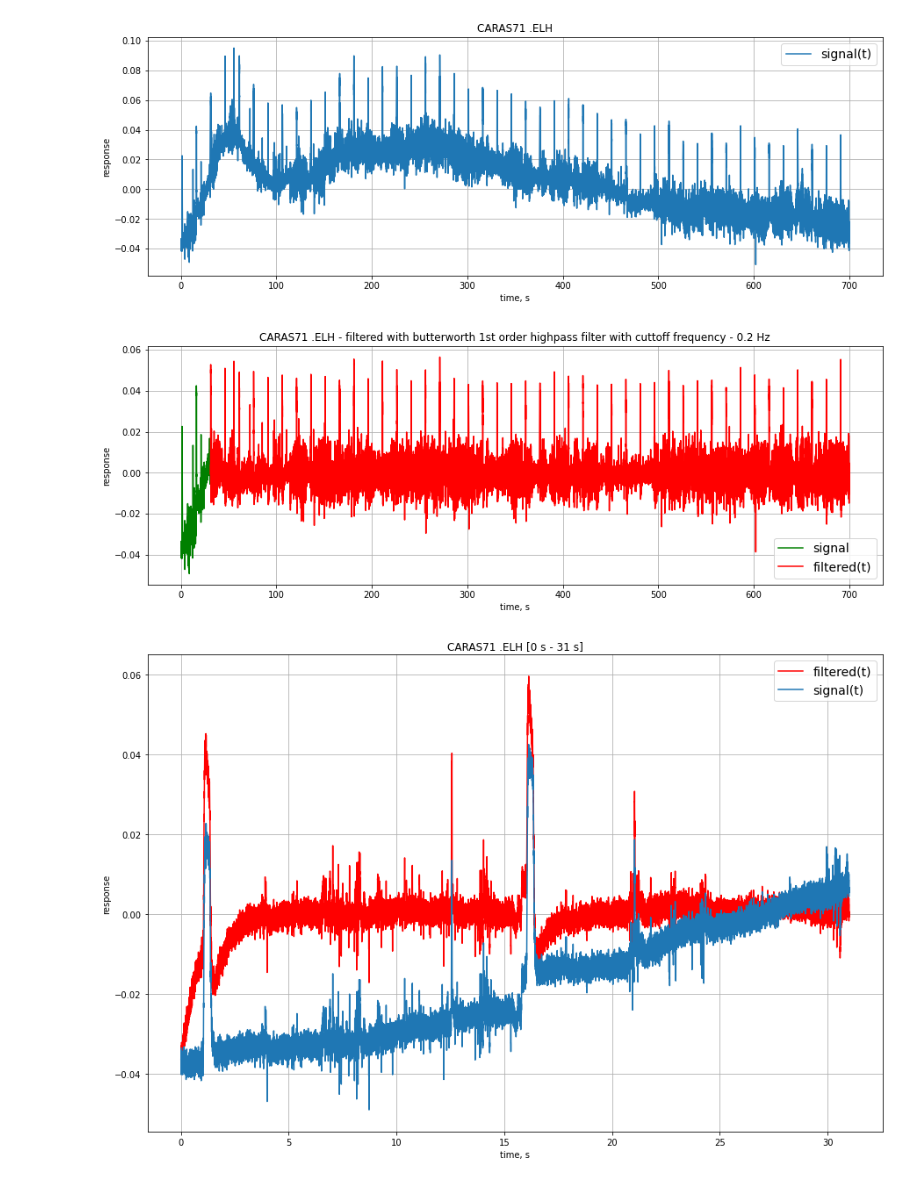
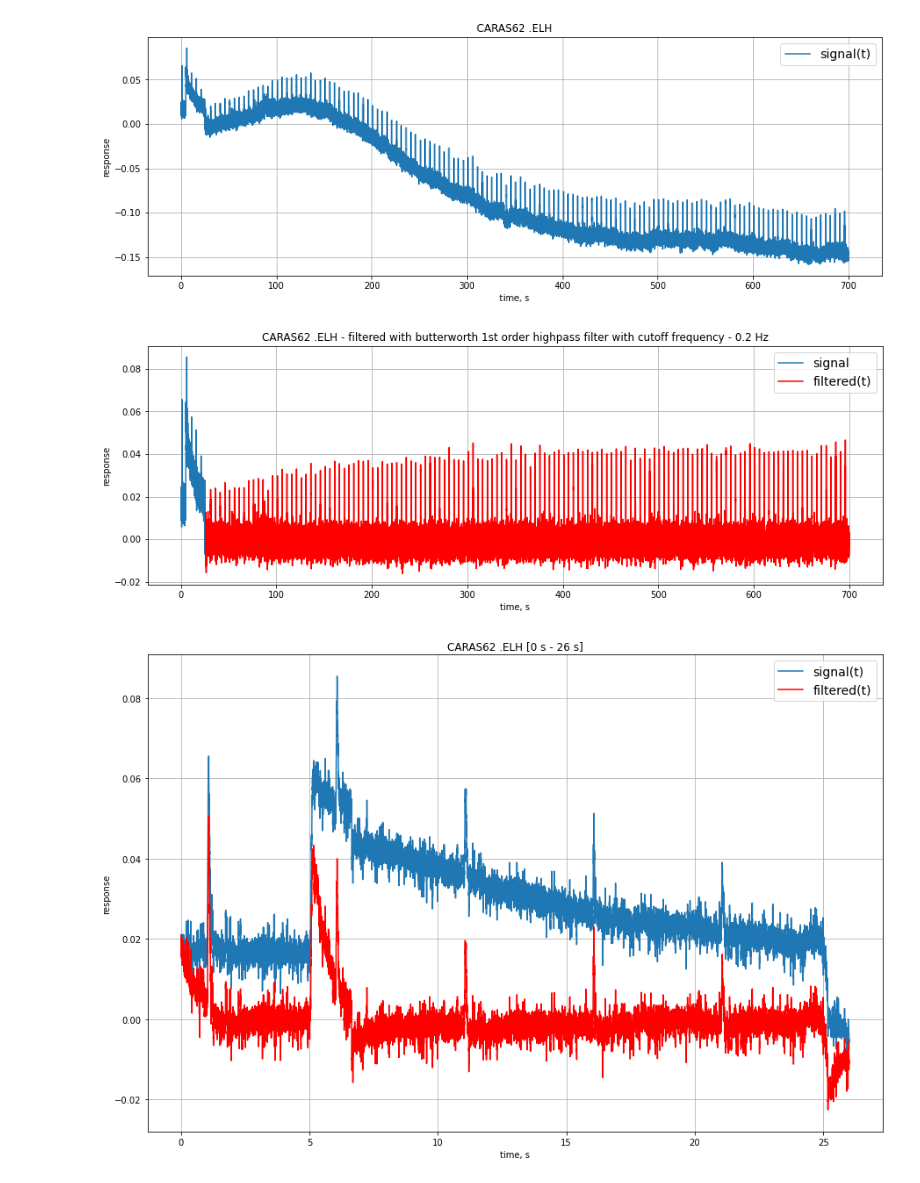
Before and after one commit to AndreiZherder/adaptation-memory, a Jupyter notebook: carassius.ipynb, the cells around one changed output. Drawn from its saved outputs; the diff is of its cells as text; code cells hidden in the pictures.

```diff
--- a/carassius.ipynb
+++ b/carassius.ipynb
@@ -3,62 +3,70 @@ import matplotlib.pyplot as plt
 import numpy as np
 
 input_dir = './data/'
-filename = 'CARAS71 .ELH'
-fs = 500 # частота дискретизации, Гц
-stim_start_time = 10 # начало фоновой засветки, с
-stim_duration = 10 # длительность фоновой засветки, с
-first_impulse_start_time = 1 # начало первого импульса, с
-period = 15 # период следования импульсов, с
-after_stim_start_time = first_impulse_start_time + ((stim_start_time + stim_duration) // period  + 1) * period
+filename = 'CARAS62 .ELH'
+# filename = '34.asc'
+fs = 500                    # частота дискретизации, Гц
+first_stim_start_time = 1   # начало первого стимула, с
+period = 5                  # период следования стимулов, с
+background_start_time = 5   # начало фоновой засветки, с
+background_duration = 20    # длительность фоновой засветки, с
+sign = 1                    # полярность {1:'+', -1:'-'}
+# начало первого импульса после фоновой засветки
+after_background_start_time = first_stim_start_time + ((background_start_time + background_duration - first_stim_start_time) // period + 1) * period
 
 
 with open(input_dir + filename, 'r', encoding='utf-8') as file:
+    file.readline()
     line = file.readline()
-    while line and line[0] not in '-.':
+    while line and line[0] == '"':
         line = file.readline()
-    signal = [float('0' if line == '.\n' else line)]
+    signal = [sign * float('0' if line == '.\n' else line)]
     for line in file:
-        signal.append(float('0' if line == '.\n' else line))
+        signal.append(sign * float('0' if line == '.\n' else line))
     signal = np.array(signal)
 # %%
 from scipy.signal import butter, lfilter
+
+#удаление сигнала до первого имульса после фоновой засветки - для того, чтобы убрать переходный процесс фильтра
+# signal1 = signal.copy()
 
 nyq = 0.5 * fs
 low_cutoff = 0.2
 b, a = butter(1, low_cutoff / nyq, btype='highpass', analog=False)
 filtered = lfilter(b, a, signal)
+
 
 n = signal.size
 t = np.linspace(0, (n - 1) / fs, n)
 fig, ax = plt.subplots()
 ax.plot(t, signal, label='signal(t)')
 fig.set_figwidth(15)
 fig.set_figheight(5)
 ax.set_xlabel('time, s')
 ax.set_ylabel('response')
 ax.set_title(filename)
 ax.legend(prop={"size": 14})
 ax.grid()
 
 fig, ax = plt.subplots()
-ax.plot(t[0:after_stim_start_time * fs], signal[0:after_stim_start_time * fs], 'g', label='signal')
-ax.plot(t[after_stim_start_time * fs:], filtered[after_stim_start_time * fs:], 'r', label='filtered(t)')
+ax.plot(t[0:after_background_start_time * fs], signal[0:after_background_start_time * fs], label='signal')
+ax.plot(t[after_background_start_time * fs:], filtered[after_background_start_time * fs:], 'r', label='filtered(t)')
 fig.set_figwidth(15)
 fig.set_figheight(5)
 ax.set_xlabel('time, s')
 ax.set_ylabel('response')
-ax.set_title(f'{filename} - filtered with butterworth 1st order highpass filter with cuttoff frequency - {low_cutoff} Hz')
+ax.set_title(f'{filename} - filtered with butterworth 1st order highpass filter with cutoff frequency - {low_cutoff} Hz')
 ax.legend(prop={"size": 14})
 ax.grid()
 # %% [output]
-[figure, old version]
+[figure, new version]
-[figure, old version]
+[figure, new version]
 # %%
 fig, ax = plt.subplots()
 start_time = 0
-end_time = after_stim_start_time
+end_time = after_background_start_time
+ax.plot(t[start_time * fs:end_time * fs + 1], signal[start_time * fs:end_time * fs + 1], label='signal(t)')
 ax.plot(t[start_time * fs:end_time * fs + 1], filtered[start_time * fs:end_time * fs + 1], 'r', label='filtered(t)')
-ax.plot(t[start_time * fs:end_time * fs + 1], signal[start_time * fs:end_time * fs + 1], label='signal(t)')
 fig.set_figwidth(15)
 fig.set_figheight(10)
 ax.set_xlabel('time, s')
@@ -67,5 +75,5 @@ ax.set_title(f'{filename} [{start_time} s - {end_time} s]')
 ax.legend(prop={"size": 14})
 ax.grid()
 # %% [output]
-[figure, old version]
+[figure, new version]
 # %%
```
Also changed, not shown: parts of 2 cells of this notebook.
